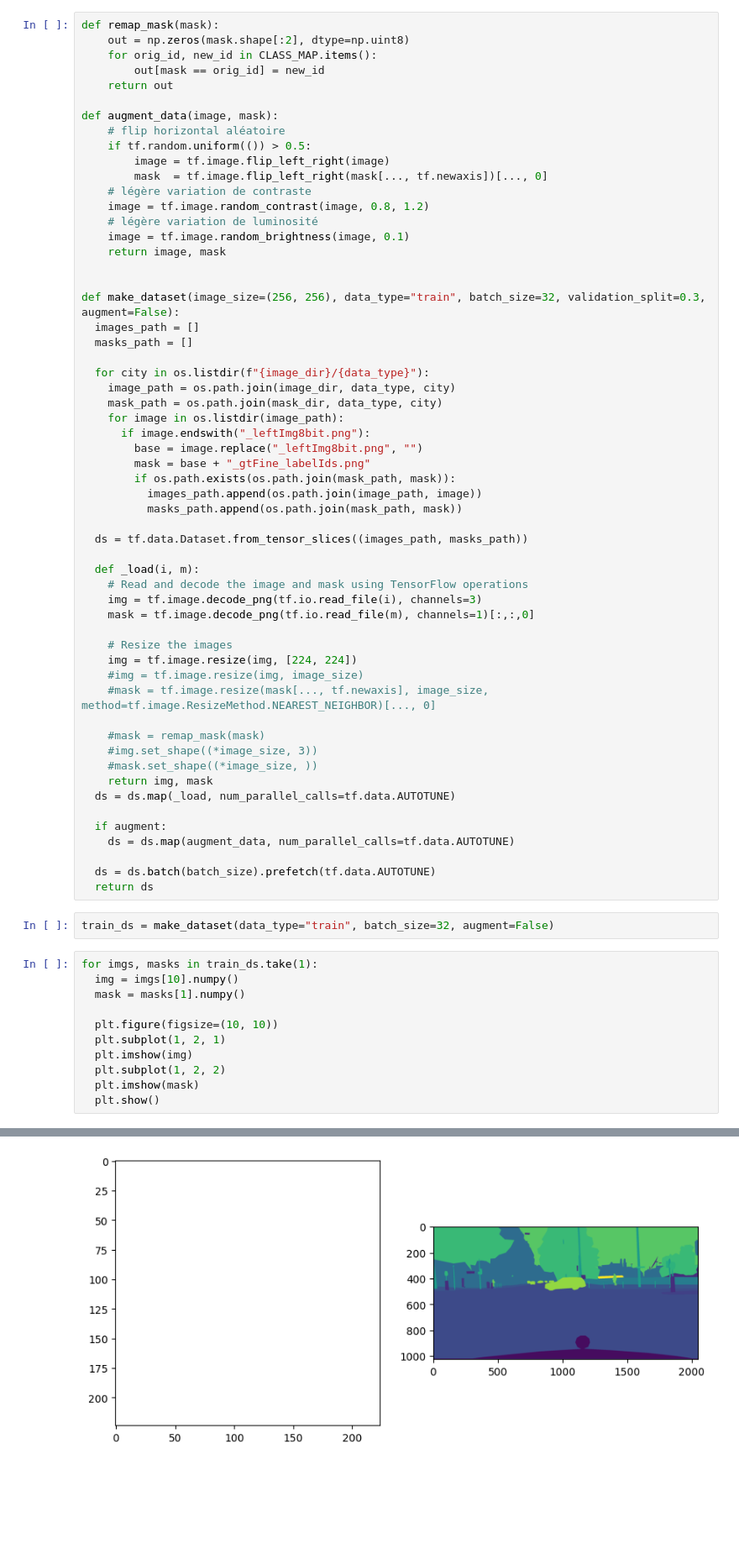
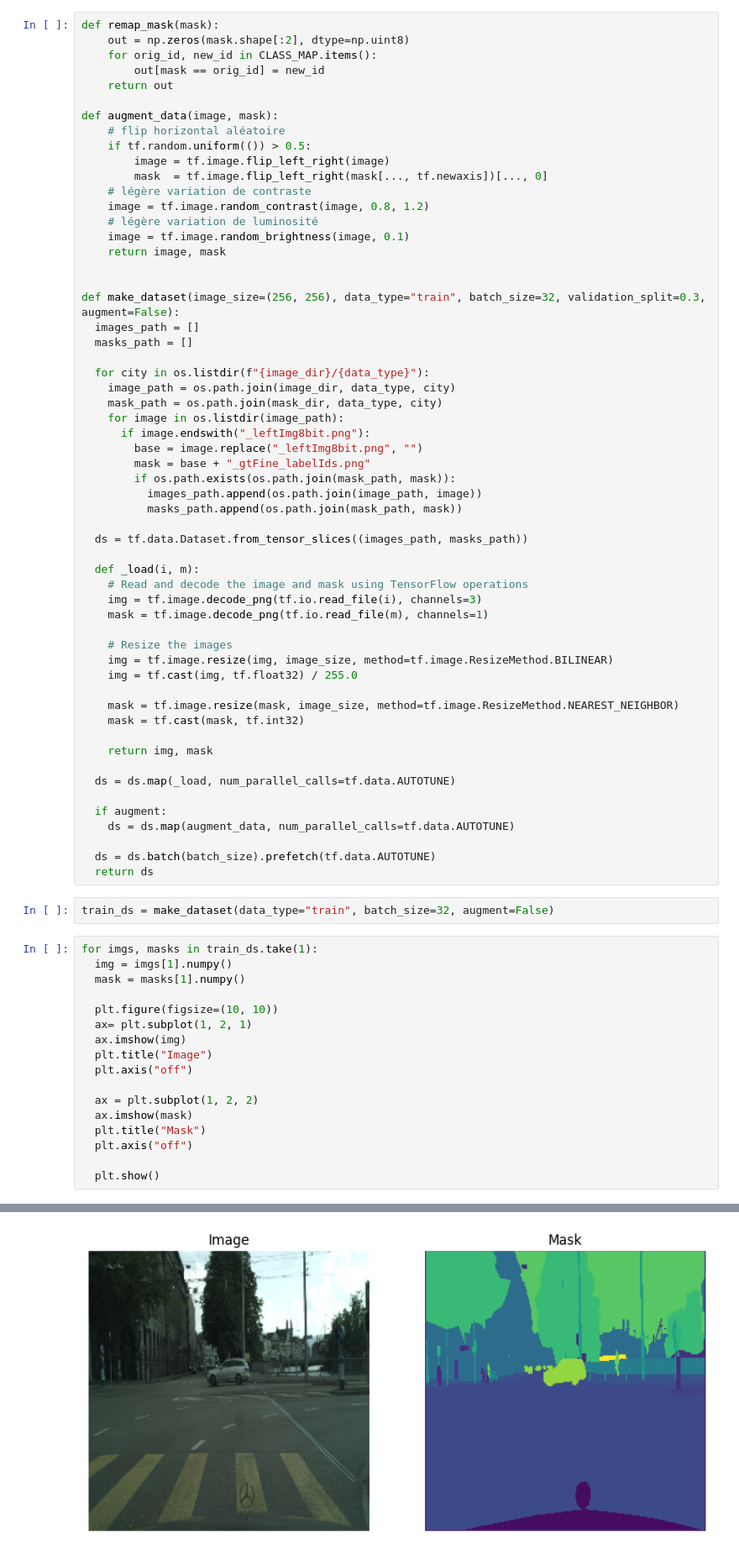
Before and after one commit to amadousysada/image-segmentation, a Jupyter notebook: p8_01_exploration_and_features_extraction.ipynb, the cells around one changed output, grey strips where cells are left out. Shown: that part at 84% size. Saved outputs shown, nothing was run; the diff lists cells and outputs as text; blank space fills up the shorter version.

```diff
--- a/p8_01_exploration_and_features_extraction.ipynb
+++ b/p8_01_exploration_and_features_extraction.ipynb
@@ -71,17 +71,17 @@ def make_dataset(image_size=(256, 256), data_type="train", batch_size=32, valida
   def _load(i, m):
     # Read and decode the image and mask using TensorFlow operations
     img = tf.image.decode_png(tf.io.read_file(i), channels=3)
-    mask = tf.image.decode_png(tf.io.read_file(m), channels=1)[:,:,0]
+    mask = tf.image.decode_png(tf.io.read_file(m), channels=1)
 
     # Resize the images
-    img = tf.image.resize(img, [224, 224])
-    #img = tf.image.resize(img, image_size)
-    #mask = tf.image.resize(mask[..., tf.newaxis], image_size, method=tf.image.ResizeMethod.NEAREST_NEIGHBOR)[..., 0]
+    img = tf.image.resize(img, image_size, method=tf.image.ResizeMethod.BILINEAR)
+    img = tf.cast(img, tf.float32) / 255.0
 
-    #mask = remap_mask(mask)
-    #img.set_shape((*image_size, 3))
-    #mask.set_shape((*image_size, ))
+    mask = tf.image.resize(mask, image_size, method=tf.image.ResizeMethod.NEAREST_NEIGHBOR)
+    mask = tf.cast(mask, tf.int32)
+
     return img, mask
+
   ds = ds.map(_load, num_parallel_calls=tf.data.AUTOTUNE)
 
   if augment:
@@ -93,13 +93,19 @@ def make_dataset(image_size=(256, 256), data_type="train", batch_size=32, valida
 train_ds = make_dataset(data_type="train", batch_size=32, augment=False)
 # %%
 for imgs, masks in train_ds.take(1):
-  img = imgs[10].numpy()
+  img = imgs[1].numpy()
   mask = masks[1].numpy()
 
   plt.figure(figsize=(10, 10))
-  plt.subplot(1, 2, 1)
-  plt.imshow(img)
-  plt.subplot(1, 2, 2)
-  plt.imshow(mask)
+  ax= plt.subplot(1, 2, 1)
+  ax.imshow(img)
+  plt.title("Image")
+  plt.axis("off")
+
+  ax = plt.subplot(1, 2, 2)
+  ax.imshow(mask)
+  plt.title("Mask")
+  plt.axis("off")
+
   plt.show()
 # %% [output]
@@ -107 +112 @@ WARNING:matplotlib.image:Clipping input data to the valid range for imshow with
-[figure, old version]
+[figure, new version]
```
Also changed, not shown: parts of 1 cell of this notebook.
